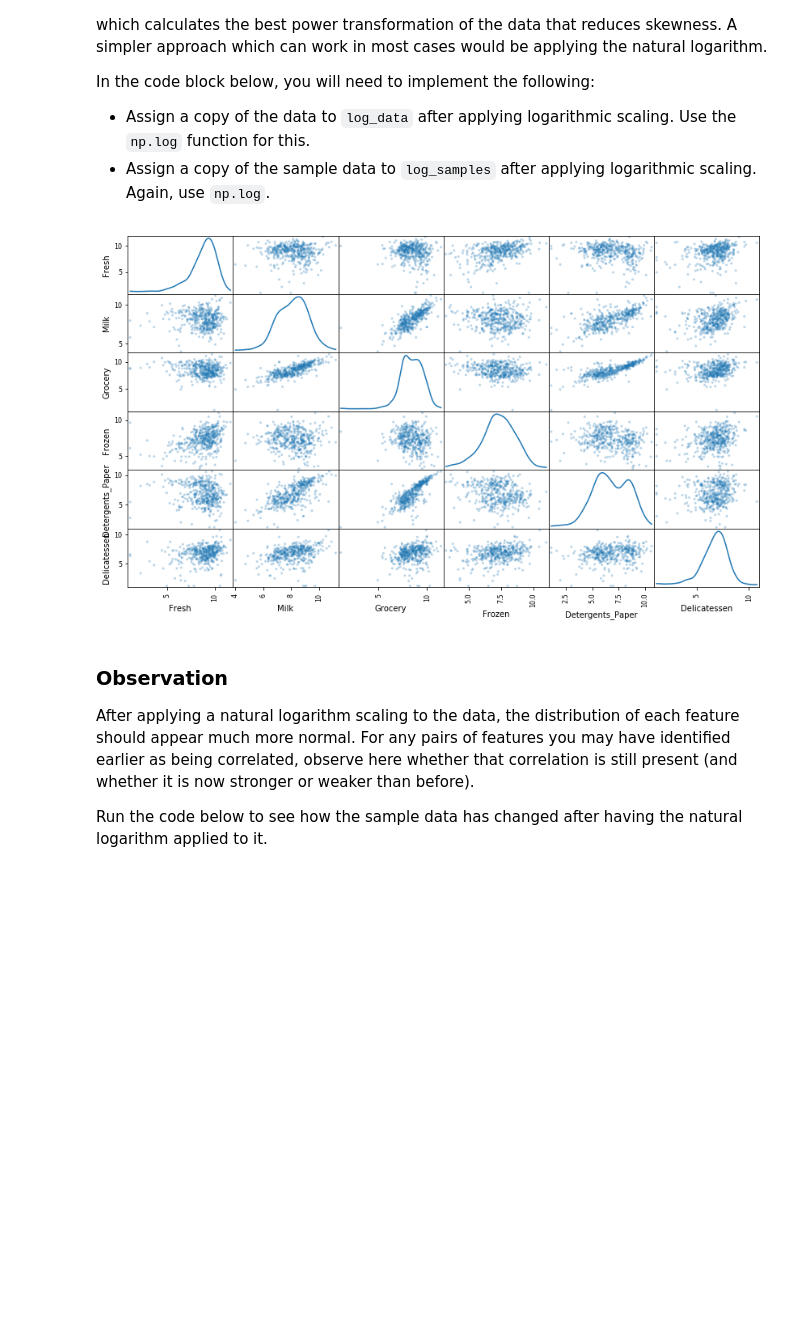
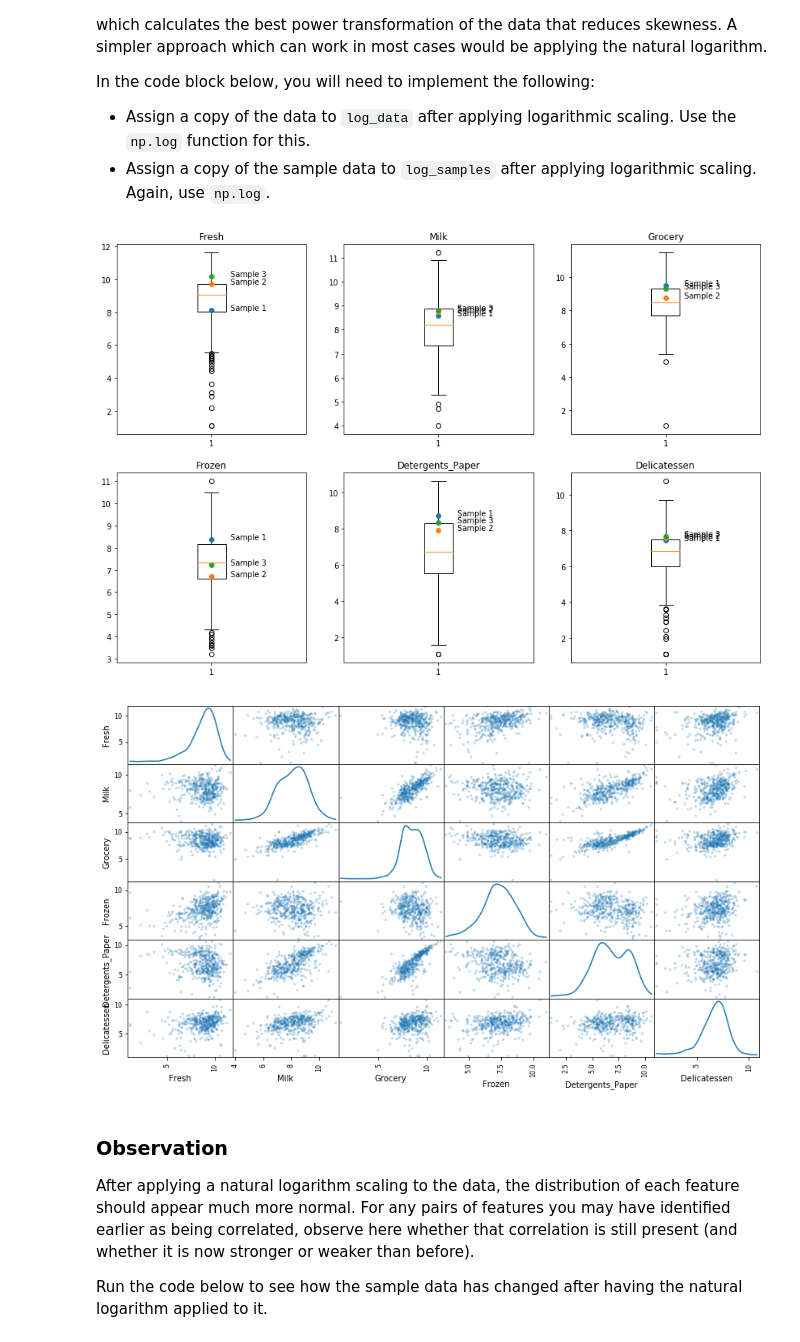
Before and after one commit to dirkhonda/udacity, a Jupyter notebook: customer_segments/customer_segments.ipynb, the cells around one changed output. Drawn from its saved outputs; the diff is of its cells as text; code cells hidden in the pictures; blank space fills up the shorter version.

```diff
--- a/customer_segments/customer_segments.ipynb
+++ b/customer_segments/customer_segments.ipynb
@@ -189,14 +189,27 @@ In the code block below, you will need to implement the following:
 # %%
 # TODO: Scale the data using the natural logarithm
 log_data = np.log(data)
 
 # TODO: Scale the sample data using the natural logarithm
 log_samples = np.log(samples)
 
+import matplotlib.pyplot as plt
+
+fig, axes = plt.subplots(2, 3, figsize=(15, 10))
+axes = axes.ravel()
+
+for i, col in enumerate(log_data.columns):
+    axes[i].boxplot(log_data[col])
+    axes[i].set_title(col)
+    for j in range(3):
+        axes[i].plot(1, log_samples.loc[j][i], marker="o")
+        axes[i].annotate('Sample '+str(j+1), xy=(1.1, log_samples.loc[j][i]))
+
 # Produce a scatter matrix for each pair of newly-transformed features
-pd.scatter_matrix(log_data, alpha = 0.3, figsize = (14,8), diagonal = 'kde');
+pd.plotting.scatter_matrix(log_data, alpha = 0.3, figsize = (14,8), diagonal = 'kde');
 # %% [output]
-[figure, old version]
+[figure, new version]
+[figure, added]
 # %% [markdown]
 ### Observation
 After applying a natural logarithm scaling to the data, the distribution of each feature should appear much more normal. For any pairs of features you may have identified earlier as being correlated, observe here whether that correlation is still present (and whether it is now stronger or weaker than before).
```
Also changed, not shown: parts of 21 cells of this notebook, 1 other file.
